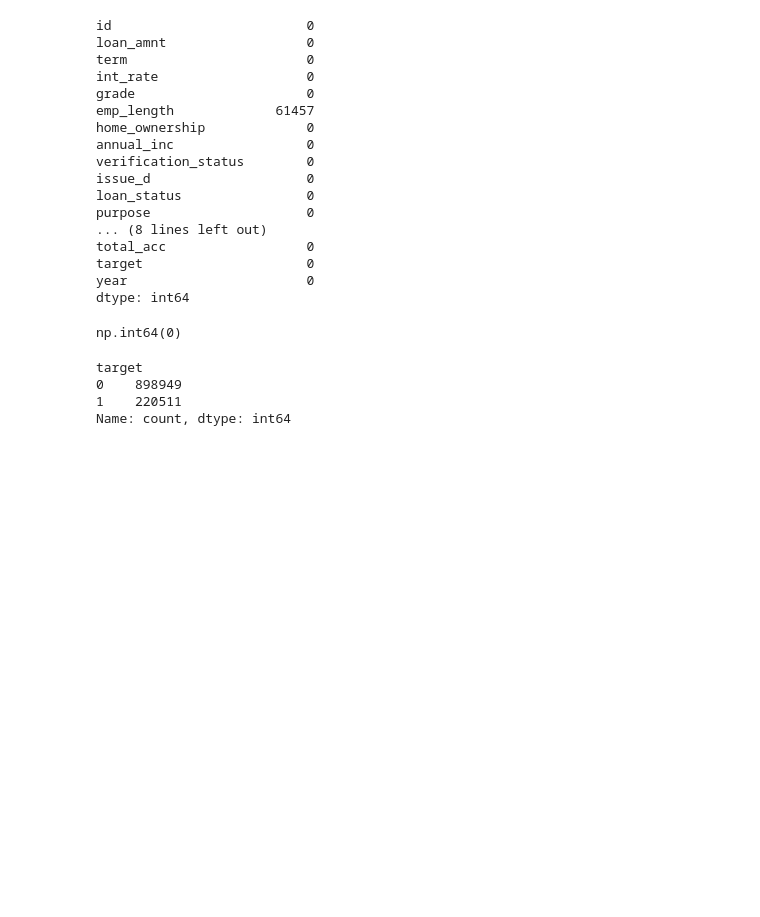
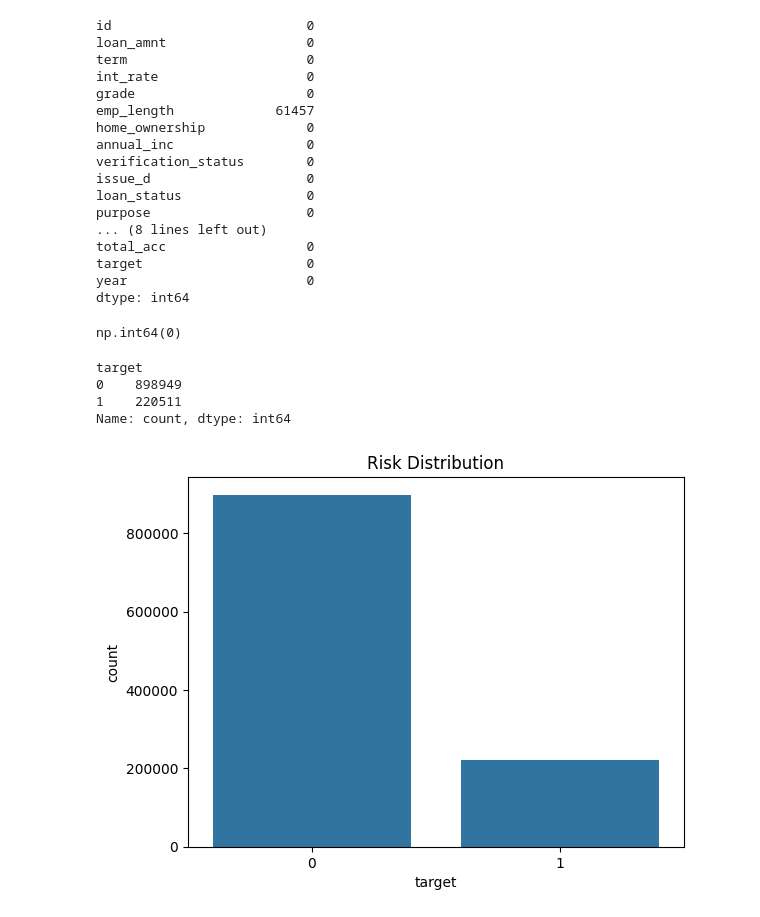
Before and after one commit to JeevikaH22/credit-risk-system, a Jupyter notebook: notebooks/EDA_base_cleaning.ipynb, the cells around one changed output. Drawn from its saved outputs; the diff is of its cells as text; code cells hidden in the pictures; blank space fills up the shorter version.

Commit message:
basic cleaning

```diff
--- a/notebooks/EDA_base_cleaning.ipynb
+++ b/notebooks/EDA_base_cleaning.ipynb
@@ -102,3 +110,14 @@ target
 0    898949
 1    220511
 Name: count, dtype: int64
+# %%
+def clean(d):
+    d = d.copy()
+    d["term"] = d["term"].str.extract(r"(\d+)")[0].astype(int)
+    d["emp_length"] = (d["emp_length"].str.replace("< 1 year", "0", regex=False).str.extract(r"(\d+)")[0].astype(float))
+    d["earliest_cr_line"] = pd.to_datetime(d["earliest_cr_line"], format="%b-%Y")
+    d["credit_hist_years"] = (d["issue_d"] - d["earliest_cr_line"]).dt.days / 365
+    return d
+
+train = clean(train)
+test = clean(test)
@@ -104,0 +132,6 @@ Name: count, dtype: int64
+# %%
+sns.countplot(data=train, x='target')
+plt.title("Risk Distribution")
+plt.show()
+# %% [output]
+[figure, added]
```
Also changed, not shown: parts of 5 cells of this notebook.
